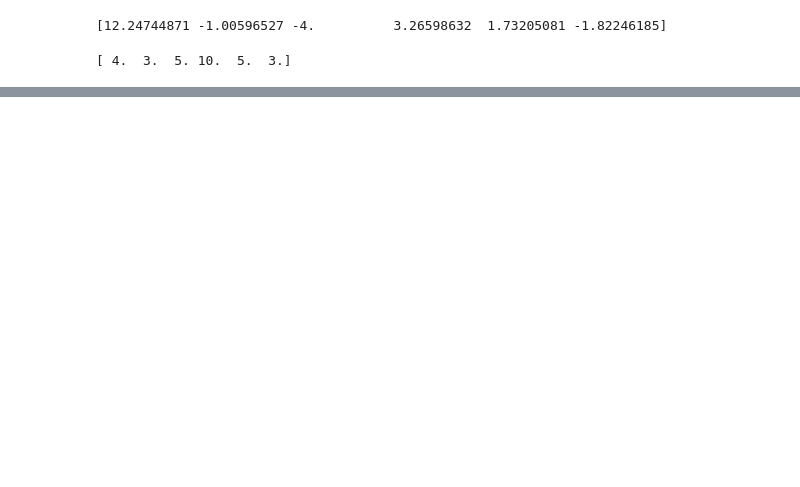
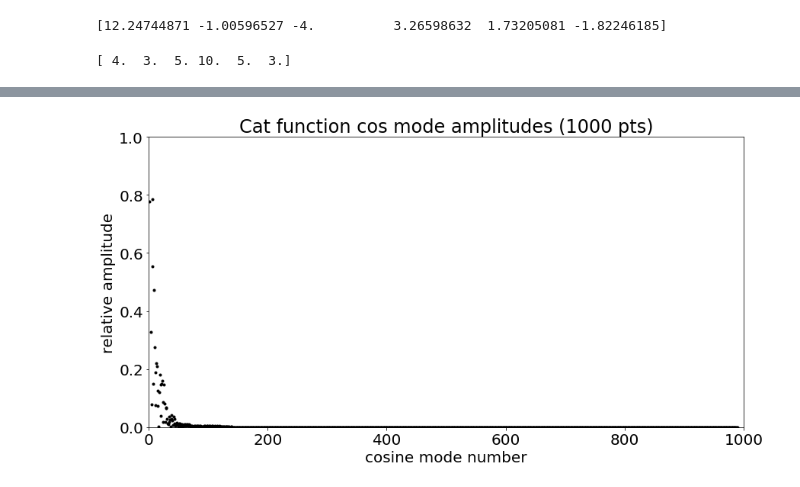
Before and after one commit to bradleypmartin/LinearAlgebraGeekout190405, a Jupyter notebook: 1D image compression.ipynb, the cells around one changed output, grey strips where cells are left out. Drawn from its saved outputs; the diff is of its cells as text; code cells hidden in the pictures; blank space fills up the shorter version.

```diff
--- a/1D image compression.ipynb
+++ b/1D image compression.ipynb
@@ -47,0 +99,24 @@ plt.show()
+# %%
+# dct of finely-resolved cat plot
+
+dct_cat = dct(yfine, norm='ortho')
+xmodeplot = np.arange(0,990,1)
+
+plt.figure(figsize=(14,7))
+plt.rcParams['font.size'] = 20
+
+lines = plt.plot(xmodeplot, abs(dct_cat), 'o')
+
+plt.setp(lines[0], markersize=3, color='k')
+
+#plt.legend(('$y = -x^2 + 2x + 1$', '$y = x^2/2 + 2x + 1$'),
+#           loc='upper right', bbox_to_anchor=(1.6, 0.95), fancybox=True, shadow=True)
+
+plt.xlim(0,1000)
+plt.ylim(0,1)
+plt.xlabel('cosine mode number')
+plt.ylabel('relative amplitude')
+plt.title('Cat function cos mode amplitudes (1000 pts)')
+plt.show()
+# %% [output]
+[figure, added]
```
Also changed, not shown: parts of 4 cells of this notebook.
